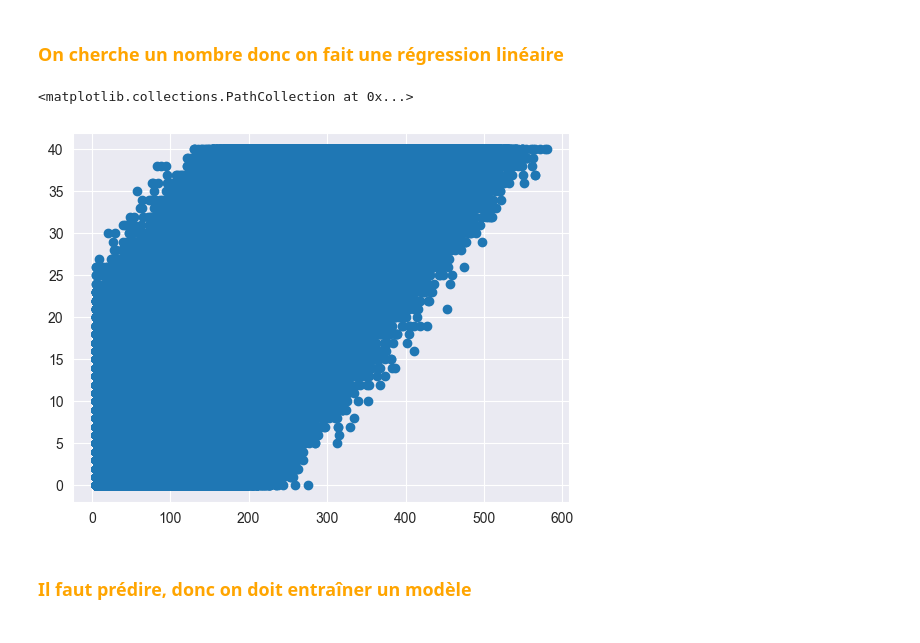
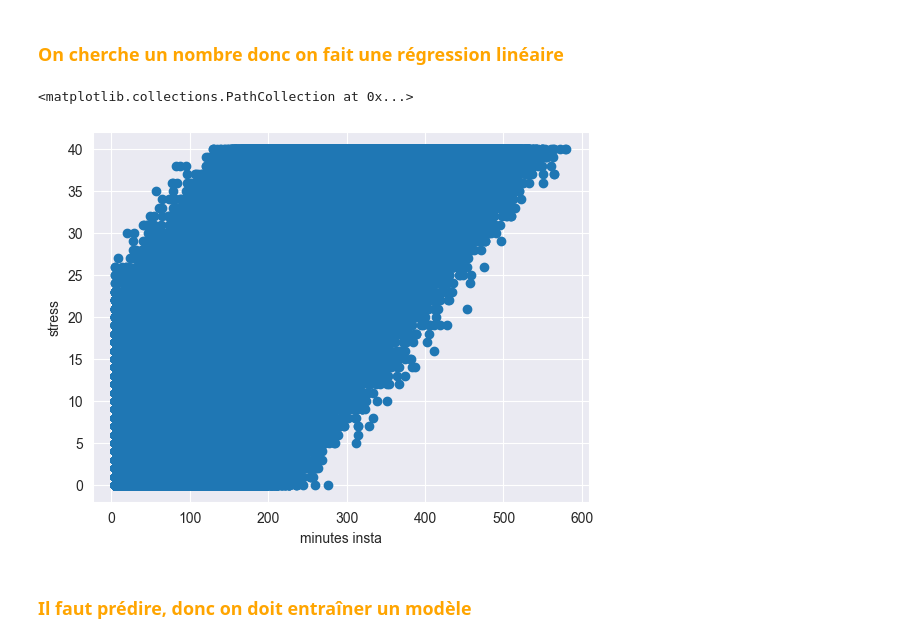
Before and after one commit to massaines-cpu/ANALYSE-DE-DONNEES-INSTAGRAM, a Jupyter notebook: Untitled.ipynb, the cells around one changed output. Saved outputs shown, nothing was run; the diff lists cells and outputs as text; code cells hidden in the pictures.

```diff
--- a/Untitled.ipynb
+++ b/Untitled.ipynb
@@ -75,11 +75,13 @@ On cherche un nombre donc on fait une régression linéaire</h3>
 # %%
 import matplotlib.pyplot as plt
 X = insta_data[['daily_active_minutes_instagram']]
 y = insta_data['perceived_stress_score']
+plt.xlabel('minutes insta')
+plt.ylabel('stress')
 plt.scatter(X, y)
 # %% [output]
 <matplotlib.collections.PathCollection at 0x...>
-[figure, old version]
+[figure, new version]
 # %% [markdown]
 <h3 style="color:orange;">
 Il faut prédire, donc on doit entraîner un modèle</h3>
```
